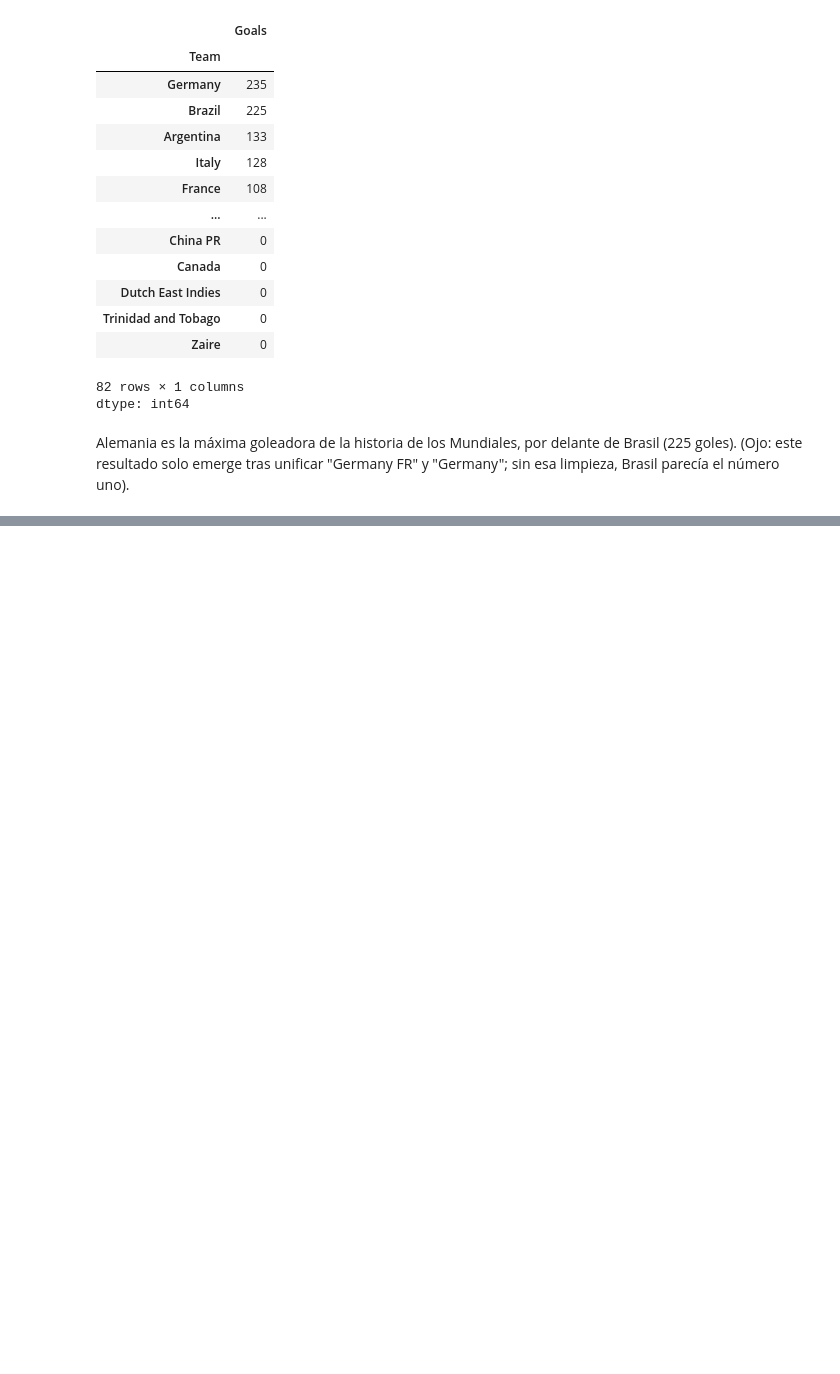
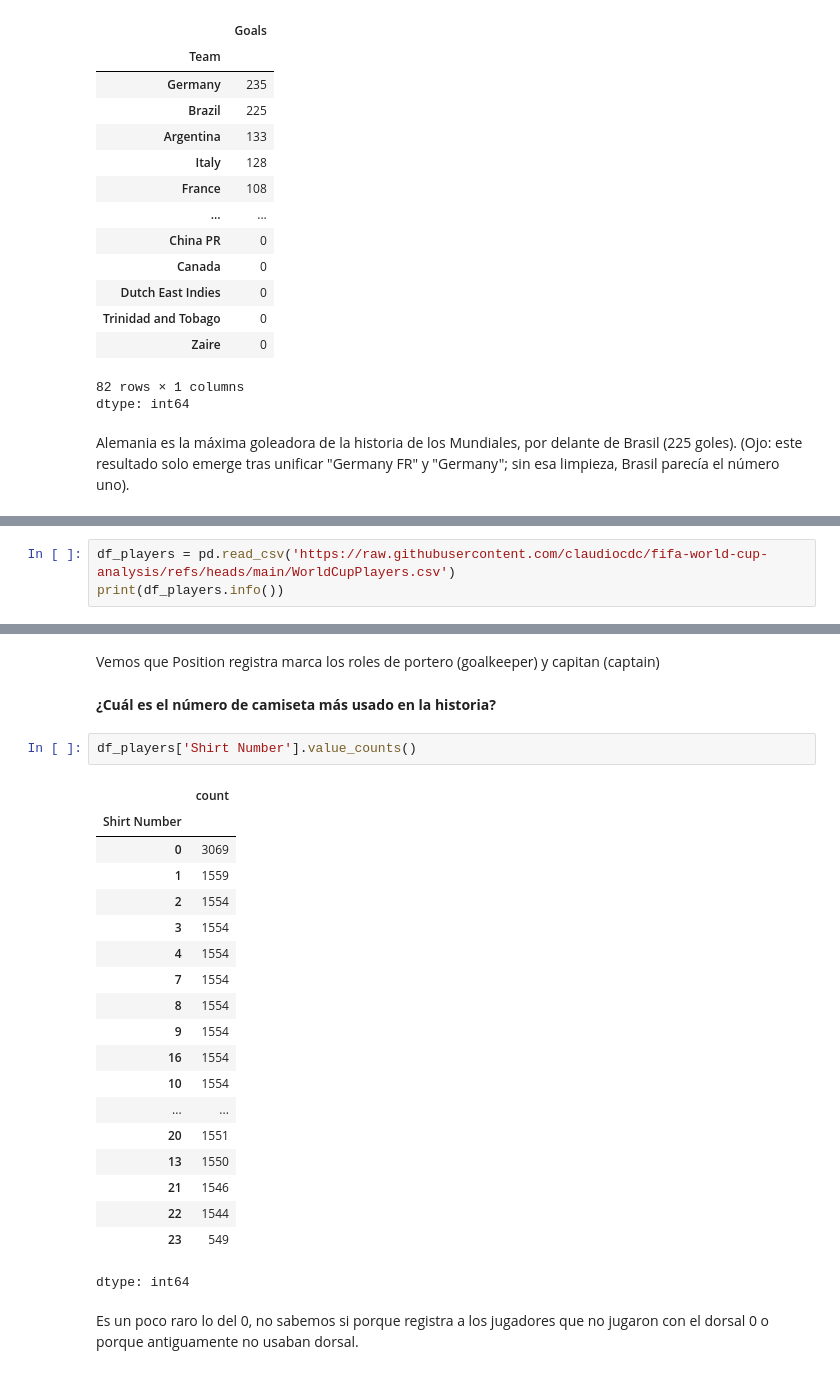
Before and after one commit to claudiocdc/fifa-world-cup-analysis, a Jupyter notebook: 01_Limpieza_Fifa_WorldCup.ipynb, the cells around one changed output, grey strips where cells are left out. Saved outputs shown, nothing was run; the diff lists cells and outputs as text; blank space fills up the shorter version.

Commit message:
Análisis de jugadores: merge de tablas y misterio del dorsal 0

```diff
--- a/01_Limpieza_Fifa_WorldCup.ipynb
+++ b/01_Limpieza_Fifa_WorldCup.ipynb
@@ -307,0 +310,3 @@ Alemania es la máxima goleadora de la historia de los Mundiales, por delante de
+# %%
+df_players = pd.read_csv('https://raw.githubusercontent.com/claudiocdc/fifa-world-cup-analysis/refs/heads/main/WorldCupPlayers.csv')
+print(df_players.info())
@@ -307,0 +342,28 @@ Alemania es la máxima goleadora de la historia de los Mundiales, por delante de
+# %% [markdown]
+Vemos que Position registra marca los roles de portero (goalkeeper) y capitan (captain)
+# %% [markdown]
+**¿Cuál es el número de camiseta más usado en la historia?**
+# %%
+df_players['Shirt Number'].value_counts()
+# %% [output]
+|  | count |
+| Shirt Number |  |
+| 0 | 3069 |
+| 1 | 1559 |
+| 2 | 1554 |
+| 3 | 1554 |
+| 4 | 1554 |
+| 7 | 1554 |
+| 8 | 1554 |
+| 9 | 1554 |
+| 16 | 1554 |
+| 10 | 1554 |
+| ... | ... |
+| 20 | 1551 |
+| 13 | 1550 |
+| 21 | 1546 |
+| 22 | 1544 |
+| 23 | 549 |
+dtype: int64
+# %% [markdown]
+Es un poco raro lo del 0, no sabemos si porque registra a los jugadores que no jugaron con el dorsal 0 o porque antiguamente no usaban dorsal.
```
Also changed, not shown: parts of 10 cells of this notebook.
